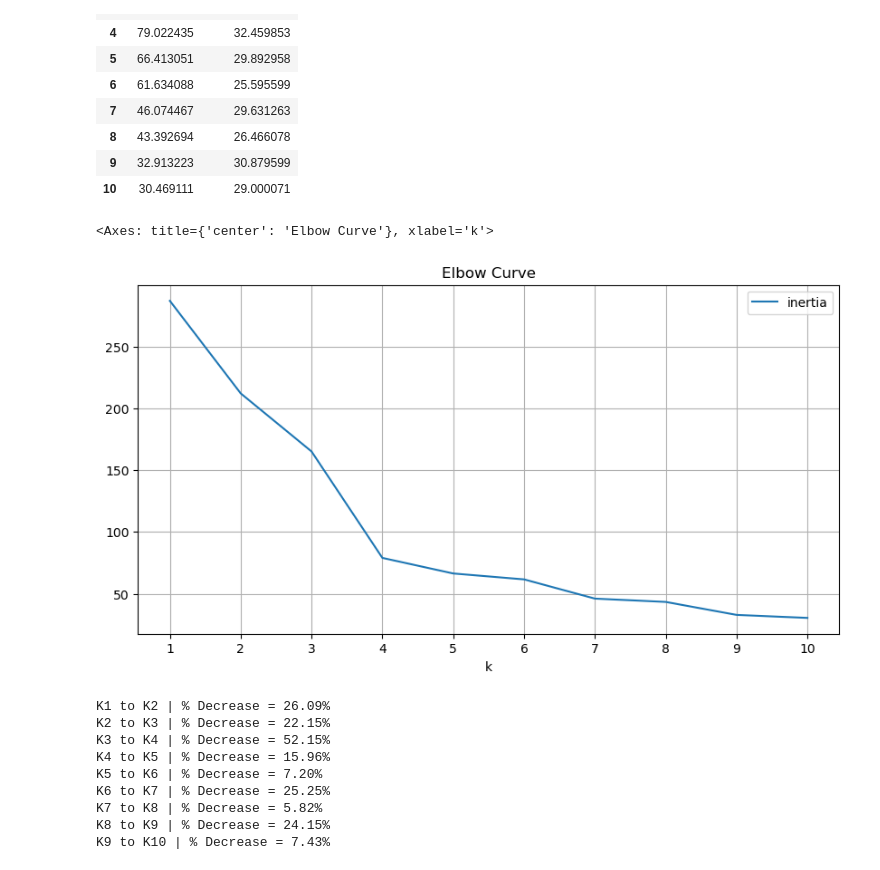
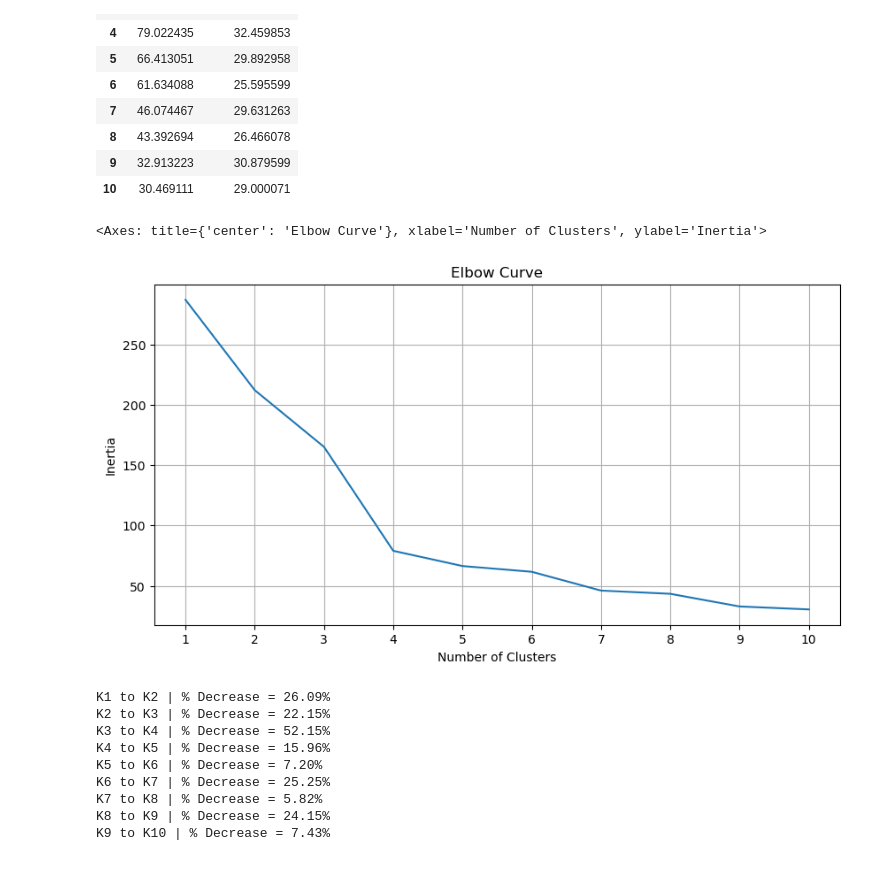
Before and after one commit to rune-encoder/CryptoClustering, a Jupyter notebook: Crypto_Clustering.ipynb, the cells around one changed output. Saved outputs shown, nothing was run; the diff lists cells and outputs as text; code cells hidden in the pictures.

Commit message:
Finished code aspect and visuals

```diff
--- a/Crypto_Clustering.ipynb
+++ b/Crypto_Clustering.ipynb
@@ -68,8 +68,9 @@ memory usage: 2.6+ KB
 ### Prepare the Data
 # %%
 # Use the `StandardScaler()` module from scikit-learn to normalize the data from the CSV file
-scaler = StandardScaler()
-market_data_scaled = scaler.fit_transform(market_data_df)
+scaler_model = StandardScaler()
+
+market_data_scaled = scaler_model.fit_transform(market_data_df)
 
 print("Shape:", market_data_scaled.shape)
 market_data_scaled[:2]
@@ -173,16 +175,19 @@ Shape: (10, 2)
 # %%
 # Plot a line chart with all the inertia values computed with
 # the different values of k to visually identify the optimal value for k.
 df_elbow.plot.line(
     y="inertia",
     title="Elbow Curve",
     xticks=k,
+    xlabel="Number of Clusters",
+    ylabel="Inertia",
     grid=True,
+    legend=False,
     figsize=(10, 5)
 )
 # %% [output]
-<Axes: title={'center': 'Elbow Curve'}, xlabel='k'>
+<Axes: title={'center': 'Elbow Curve'}, xlabel='Number of Clusters', ylabel='Inertia'>
-[figure, old version]
+[figure, new version]
 # %%
 k = elbow_data["k"]
 inertia = elbow_data["inertia"]
```
Also changed, not shown: parts of 24 cells of this notebook.
